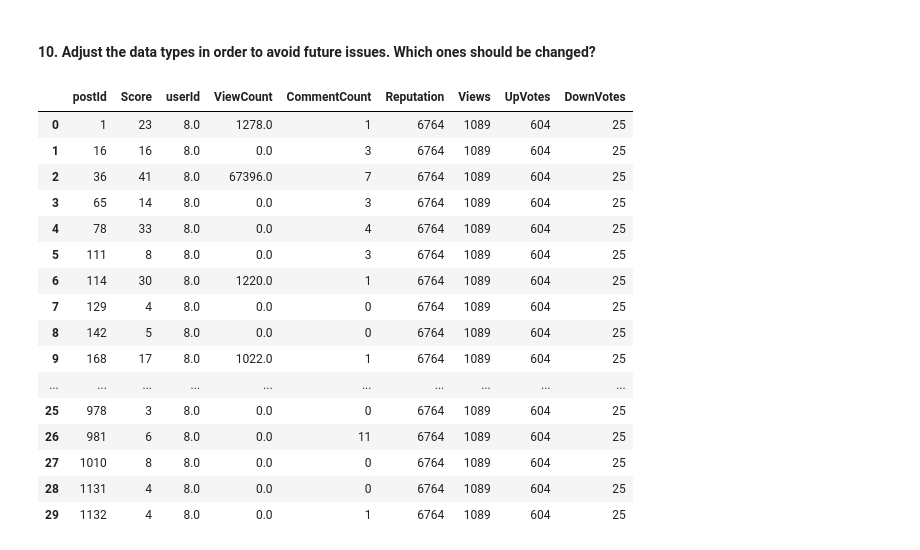
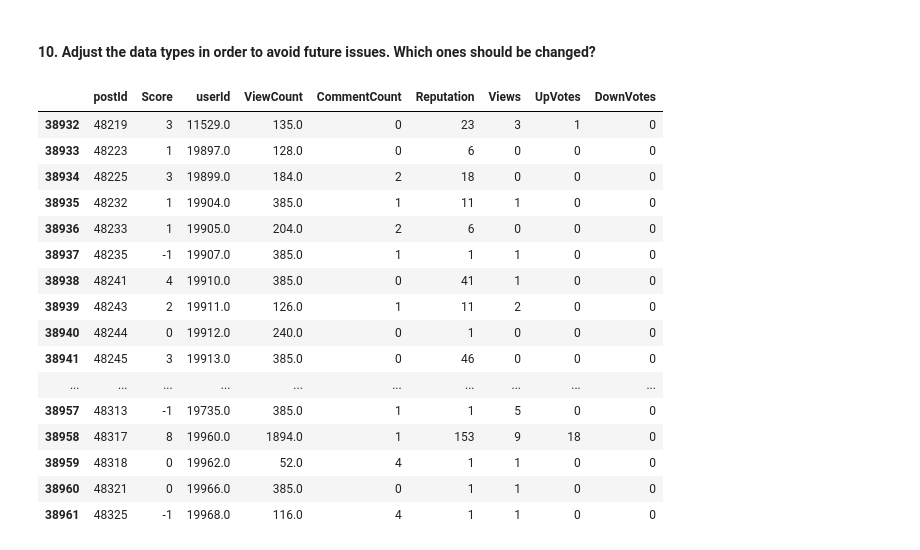
Before and after one commit to ta-data-lis/lab-data-cleaning, a Jupyter notebook: your-code/main.ipynb, the cells around one changed output. Drawn from its saved outputs; the diff is of its cells as text; code cells hidden in the pictures.

```diff
--- a/your-code/main.ipynb
+++ b/your-code/main.ipynb
@@ -140,0 +139,10 @@ dtype: int64
+# %%
+# To late to think 🤯, I check the median of the rest of the values.
+
+# creating bool series True for NaN values
+bool_series = pd.notnull(users_posts["ViewCount"])
+
+# filtering data
+# ViewCount data only with ViewCount = Not NaN
+ViewCount_median = users_posts[bool_series].median()
+print(ViewCount_median)
@@ -141,25 +160,25 @@ dtype: int64
 # %% [markdown]
 #### 10. Adjust the data types in order to avoid future issues. Which ones should be changed?
-# %%
-# Replaced with 0, probably not enough...
-
-filled_with_0 = users_posts.fillna(0)
-filled_with_0.head(30)
-# %% [output]
-|  | postId | Score | userId | ViewCount | CommentCount | Reputation | Views | UpVotes | DownVotes |
-| 0 | 1 | 23 | 8.0 | 1278.0 | 1 | 6764 | 1089 | 604 | 25 |
-| 1 | 16 | 16 | 8.0 | 0.0 | 3 | 6764 | 1089 | 604 | 25 |
-| 2 | 36 | 41 | 8.0 | 67396.0 | 7 | 6764 | 1089 | 604 | 25 |
-| 3 | 65 | 14 | 8.0 | 0.0 | 3 | 6764 | 1089 | 604 | 25 |
-| 4 | 78 | 33 | 8.0 | 0.0 | 4 | 6764 | 1089 | 604 | 25 |
-| 5 | 111 | 8 | 8.0 | 0.0 | 3 | 6764 | 1089 | 604 | 25 |
-| 6 | 114 | 30 | 8.0 | 1220.0 | 1 | 6764 | 1089 | 604 | 25 |
-| 7 | 129 | 4 | 8.0 | 0.0 | 0 | 6764 | 1089 | 604 | 25 |
-| 8 | 142 | 5 | 8.0 | 0.0 | 0 | 6764 | 1089 | 604 | 25 |
-| 9 | 168 | 17 | 8.0 | 1022.0 | 1 | 6764 | 1089 | 604 | 25 |
-| ... | ... | ... | ... | ... | ... | ... | ... | ... | ... |
-| 25 | 978 | 3 | 8.0 | 0.0 | 0 | 6764 | 1089 | 604 | 25 |
-| 26 | 981 | 6 | 8.0 | 0.0 | 11 | 6764 | 1089 | 604 | 25 |
-| 27 | 1010 | 8 | 8.0 | 0.0 | 0 | 6764 | 1089 | 604 | 25 |
-| 28 | 1131 | 4 | 8.0 | 0.0 | 0 | 6764 | 1089 | 604 | 25 |
-| 29 | 1132 | 4 | 8.0 | 0.0 | 1 | 6764 | 1089 | 604 | 25 |
+# %%
+# Replaced with median of the existing values.
+
+filled_with_median = users_posts.fillna(ViewCount_median)
+filled_with_median.tail(30)
+# %% [output]
+|  | postId | Score | userId | ViewCount | CommentCount | Reputation | Views | UpVotes | DownVotes |
+| 38932 | 48219 | 3 | 11529.0 | 135.0 | 0 | 23 | 3 | 1 | 0 |
+| 38933 | 48223 | 1 | 19897.0 | 128.0 | 0 | 6 | 0 | 0 | 0 |
+| 38934 | 48225 | 3 | 19899.0 | 184.0 | 2 | 18 | 0 | 0 | 0 |
+| 38935 | 48232 | 1 | 19904.0 | 385.0 | 1 | 11 | 1 | 0 | 0 |
+| 38936 | 48233 | 1 | 19905.0 | 204.0 | 2 | 6 | 0 | 0 | 0 |
+| 38937 | 48235 | -1 | 19907.0 | 385.0 | 1 | 1 | 1 | 0 | 0 |
+| 38938 | 48241 | 4 | 19910.0 | 385.0 | 0 | 41 | 1 | 0 | 0 |
+| 38939 | 48243 | 2 | 19911.0 | 126.0 | 1 | 11 | 2 | 0 | 0 |
+| 38940 | 48244 | 0 | 19912.0 | 240.0 | 0 | 1 | 0 | 0 | 0 |
+| 38941 | 48245 | 3 | 19913.0 | 385.0 | 0 | 46 | 0 | 0 | 0 |
+| ... | ... | ... | ... | ... | ... | ... | ... | ... | ... |
+| 38957 | 48313 | -1 | 19735.0 | 385.0 | 1 | 1 | 5 | 0 | 0 |
+| 38958 | 48317 | 8 | 19960.0 | 1894.0 | 1 | 153 | 9 | 18 | 0 |
+| 38959 | 48318 | 0 | 19962.0 | 52.0 | 4 | 1 | 1 | 0 | 0 |
+| 38960 | 48321 | 0 | 19966.0 | 385.0 | 0 | 1 | 1 | 0 | 0 |
+| 38961 | 48325 | -1 | 19968.0 | 116.0 | 4 | 1 | 1 | 0 | 0 |
```
Also changed, not shown: parts of 2 cells of this notebook.
